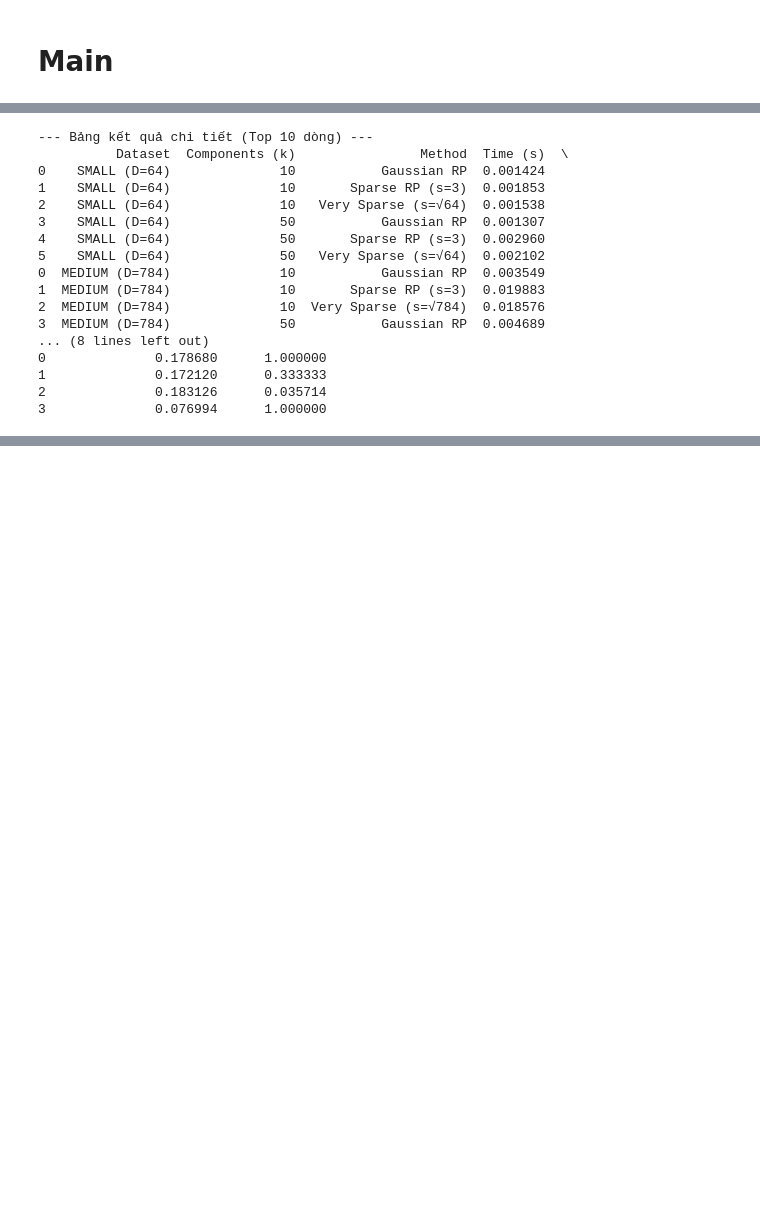
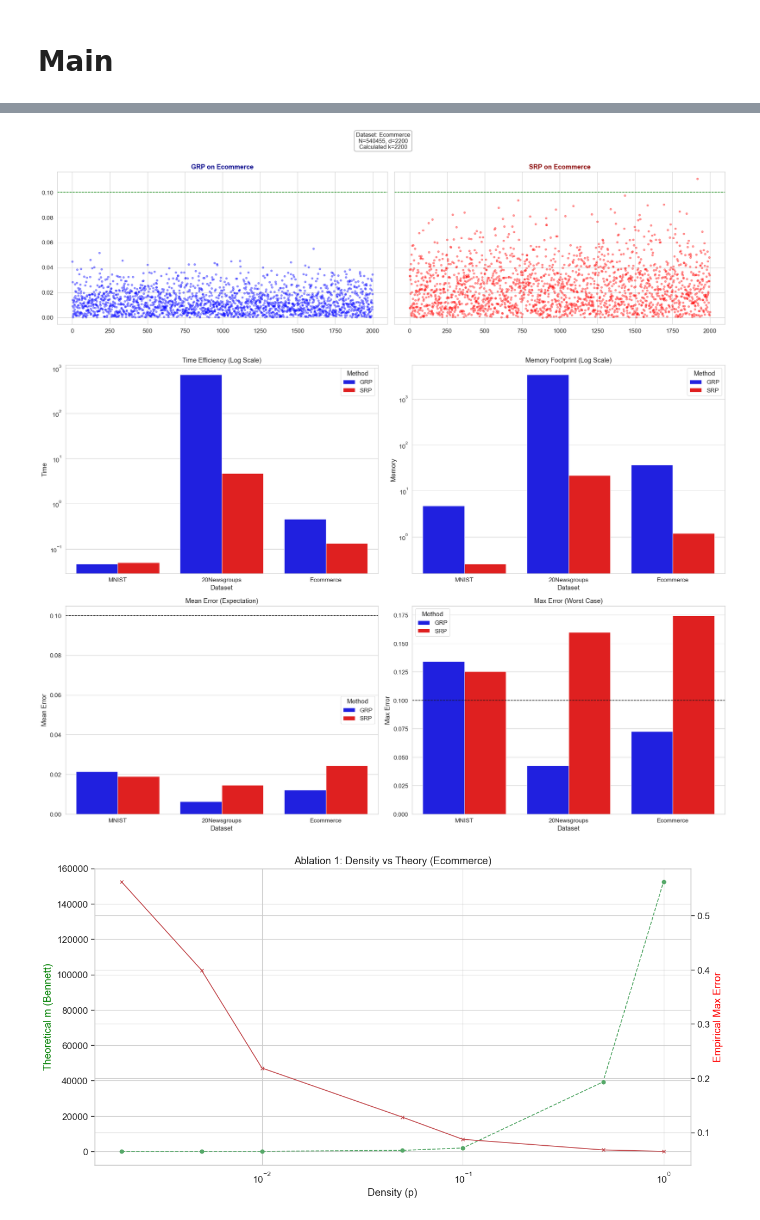
Before and after one commit to khoa26/Random-Projection-Gaussian-vs.-Sparse, a Jupyter notebook: Gausian_and_Sparse_random_Projection.ipynb, the cells around one changed output, grey strips where cells are left out. Saved outputs shown, nothing was run; the diff lists cells and outputs as text; code cells hidden in the pictures; blank space fills up the shorter version.

```diff
--- a/Gausian_and_Sparse_random_Projection.ipynb
+++ b/Gausian_and_Sparse_random_Projection.ipynb
@@ -512,29 +304,16 @@ def plot_benchmark(df, dataset_name, ax_time, ax_error):
 # Main
 # %%
 if __name__ == "__main__":
-    # 1. Chọn Dataset
-    datasets_to_run = ['small', 'medium', 'large']
-    all_results = pd.DataFrame()
+    ds = []
+    x1,n1 = load_mnist();
+    if x1 is not None: ds.append((x1,n1))
+    x2,n2 = load_20news();
+    if x2 is not None: ds.append((x2,n2))
+    x3,n3 = load_ecommerce();
+    if x3 is not None: ds.append((x3,n3))
 
-    # 2. Chạy vòng lặp
-    for size in datasets_to_run:
-        X, y = get_dataset(size)
-        name = f"{size.upper()} (D={X.shape[1]})"
-        df_res = run_benchmark(X, name)
-        all_results = pd.concat([all_results, df_res])
-
-    # 3. Vẽ biểu đồ tổng hợp
-    print("\n[Result] Đang vẽ biểu đồ so sánh...")
-    fig, axes = plt.subplots(3, 2, figsize=(15, 18))
-
-    unique_datasets = all_results["Dataset"].unique()
-    for i, ds_name in enumerate(unique_datasets):
-        plot_benchmark(all_results, ds_name, axes[i][0], axes[i][1])
-
-    plt.tight_layout()
-    plt.show()
-
-    # 4. In bảng kết quả mẫu
-    print("\n--- Bảng kết quả chi tiết (Top 10 dòng) ---")
-    print(all_results.head(10))
+    if ds:
+        df_res, scatter_data = run_evaluation_suite(ds)
+        df_dens, df_conv, df_scale = run_ablation_suite(ds)
+        plot_full_report(df_res, scatter_data, df_dens, df_conv, df_scale)
 # %% [output]
@@ -555,17 +339,0 @@ Bắt đầu Benchmark bộ: LARGE (D=10000)...
---- Bảng kết quả chi tiết (Top 10 dòng) ---
-          Dataset  Components (k)                Method  Time (s)  \
-0    SMALL (D=64)              10           Gaussian RP  0.001424
-1    SMALL (D=64)              10       Sparse RP (s=3)  0.001853
-2    SMALL (D=64)              10   Very Sparse (s=√64)  0.001538
-3    SMALL (D=64)              50           Gaussian RP  0.001307
-4    SMALL (D=64)              50       Sparse RP (s=3)  0.002960
-5    SMALL (D=64)              50   Very Sparse (s=√64)  0.002102
-0  MEDIUM (D=784)              10           Gaussian RP  0.003549
-1  MEDIUM (D=784)              10       Sparse RP (s=3)  0.019883
-2  MEDIUM (D=784)              10  Very Sparse (s=√784)  0.018576
-3  MEDIUM (D=784)              50           Gaussian RP  0.004689
-... (8 lines left out)
-0              0.178680      1.000000
-1              0.172120      0.333333
-2              0.183126      0.035714
-3              0.076994      1.000000
@@ -571,0 +341,3 @@ Bắt đầu Benchmark bộ: LARGE (D=10000)...
+[figure, added]
+[figure, added]
+[figure, added]
```
Also changed, not shown: parts of 11 cells of this notebook.
